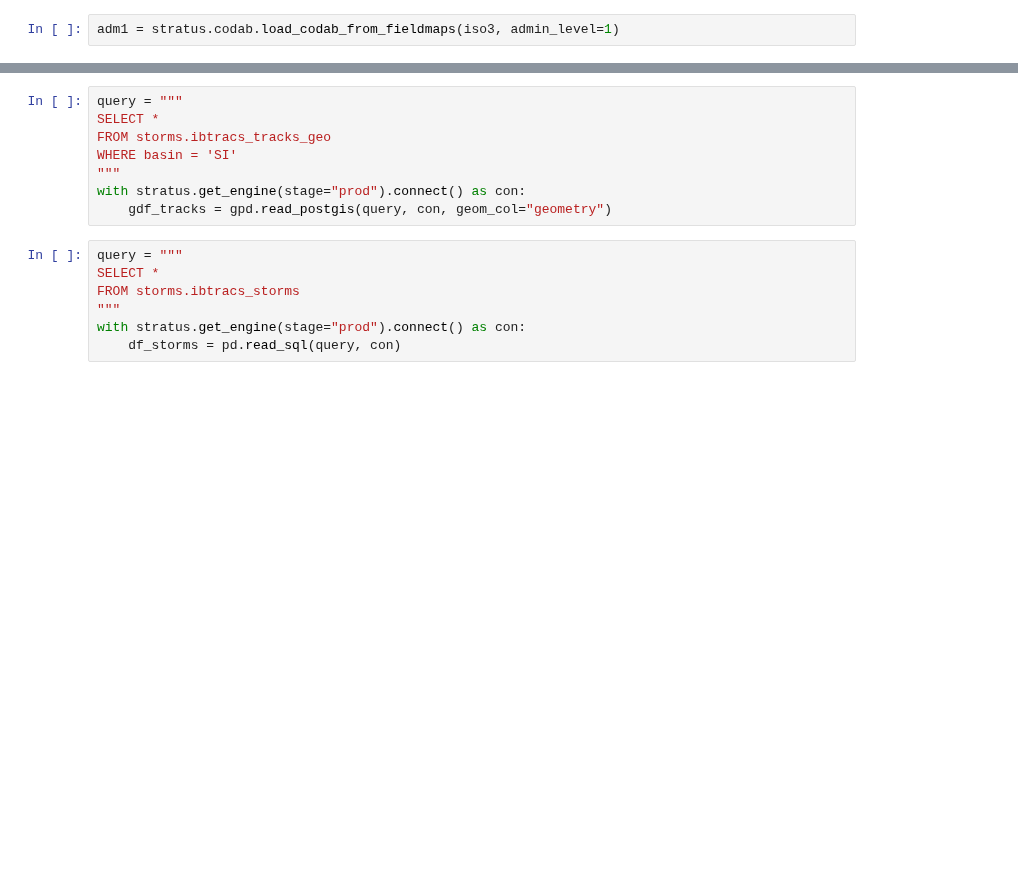
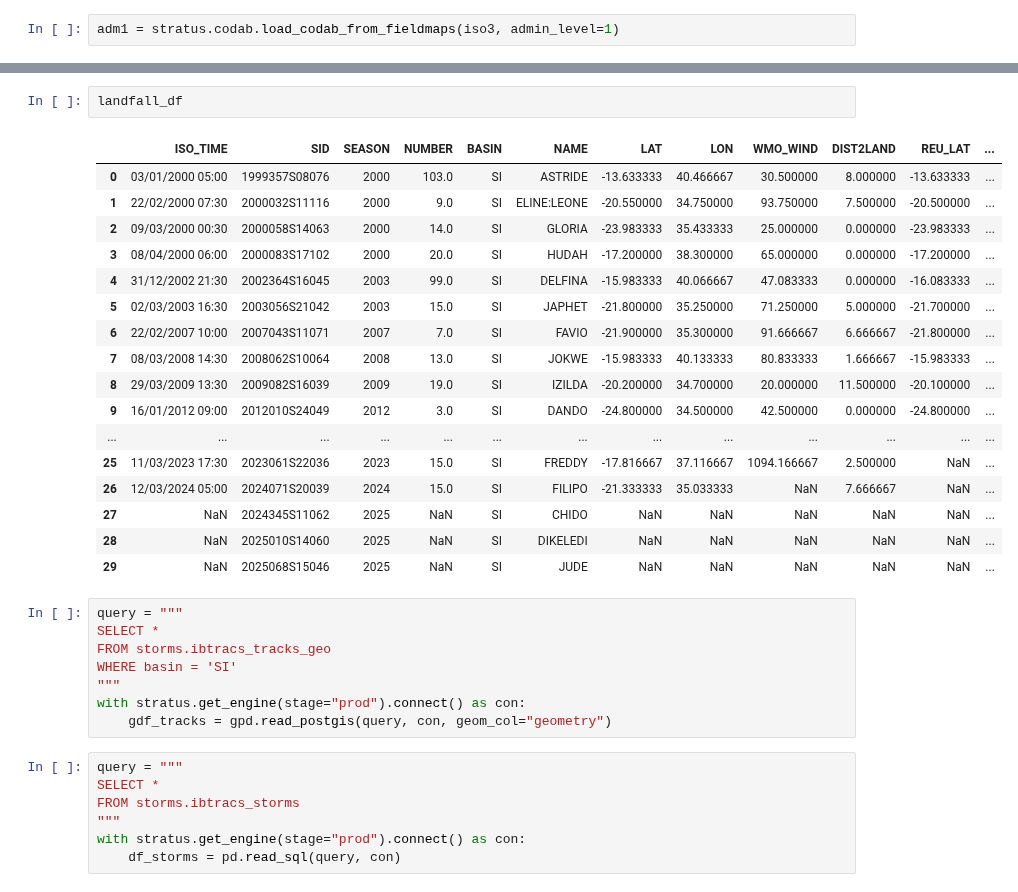
Before and after one commit to OCHA-DAP/ds-aa-moz-cyclones, a Jupyter notebook: analysis/05.0_trigger_revision.ipynb, the cells around one changed output, grey strips where cells are left out. Drawn from its saved outputs; the diff is of its cells as text; blank space fills up the shorter version.

```diff
--- a/analysis/05.0_trigger_revision.ipynb
+++ b/analysis/05.0_trigger_revision.ipynb
@@ -41,5 +39,25 @@ landfall_df.tail()
 | 28 | NaN | 2025010S14060 | 2025 | NaN | SI | DIKELEDI | NaN | NaN | NaN | NaN | NaN | ... |
 | 29 | NaN | 2025068S15046 | 2025 | NaN | SI | JUDE | NaN | NaN | NaN | NaN | NaN | ... |
+# %%
+landfall_df
+# %% [output]
+|  | ISO_TIME | SID | SEASON | NUMBER | BASIN | NAME | LAT | LON | WMO_WIND | DIST2LAND | REU_LAT | ... |
+| 0 | 03/01/2000 05:00 | 1999357S08076 | 2000 | 103.0 | SI | ASTRIDE | -13.633333 | 40.466667 | 30.500000 | 8.000000 | -13.633333 | ... |
+| 1 | 22/02/2000 07:30 | 2000032S11116 | 2000 | 9.0 | SI | ELINE:LEONE | -20.550000 | 34.750000 | 93.750000 | 7.500000 | -20.500000 | ... |
+| 2 | 09/03/2000 00:30 | 2000058S14063 | 2000 | 14.0 | SI | GLORIA | -23.983333 | 35.433333 | 25.000000 | 0.000000 | -23.983333 | ... |
+| 3 | 08/04/2000 06:00 | 2000083S17102 | 2000 | 20.0 | SI | HUDAH | -17.200000 | 38.300000 | 65.000000 | 0.000000 | -17.200000 | ... |
+| 4 | 31/12/2002 21:30 | 2002364S16045 | 2003 | 99.0 | SI | DELFINA | -15.983333 | 40.066667 | 47.083333 | 0.000000 | -16.083333 | ... |
+| 5 | 02/03/2003 16:30 | 2003056S21042 | 2003 | 15.0 | SI | JAPHET | -21.800000 | 35.250000 | 71.250000 | 5.000000 | -21.700000 | ... |
+| 6 | 22/02/2007 10:00 | 2007043S11071 | 2007 | 7.0 | SI | FAVIO | -21.900000 | 35.300000 | 91.666667 | 6.666667 | -21.800000 | ... |
+| 7 | 08/03/2008 14:30 | 2008062S10064 | 2008 | 13.0 | SI | JOKWE | -15.983333 | 40.133333 | 80.833333 | 1.666667 | -15.983333 | ... |
+| 8 | 29/03/2009 13:30 | 2009082S16039 | 2009 | 19.0 | SI | IZILDA | -20.200000 | 34.700000 | 20.000000 | 11.500000 | -20.100000 | ... |
+| 9 | 16/01/2012 09:00 | 2012010S24049 | 2012 | 3.0 | SI | DANDO | -24.800000 | 34.500000 | 42.500000 | 0.000000 | -24.800000 | ... |
+| ... | ... | ... | ... | ... | ... | ... | ... | ... | ... | ... | ... | ... |
+| 25 | 11/03/2023 17:30 | 2023061S22036 | 2023 | 15.0 | SI | FREDDY | -17.816667 | 37.116667 | 1094.166667 | 2.500000 | NaN | ... |
+| 26 | 12/03/2024 05:00 | 2024071S20039 | 2024 | 15.0 | SI | FILIPO | -21.333333 | 35.033333 | NaN | 7.666667 | NaN | ... |
+| 27 | NaN | 2024345S11062 | 2025 | NaN | SI | CHIDO | NaN | NaN | NaN | NaN | NaN | ... |
+| 28 | NaN | 2025010S14060 | 2025 | NaN | SI | DIKELEDI | NaN | NaN | NaN | NaN | NaN | ... |
+| 29 | NaN | 2025068S15046 | 2025 | NaN | SI | JUDE | NaN | NaN | NaN | NaN | NaN | ... |
 # %%
 query = """
 SELECT *
```
Also changed, not shown: parts of 7 cells of this notebook.
